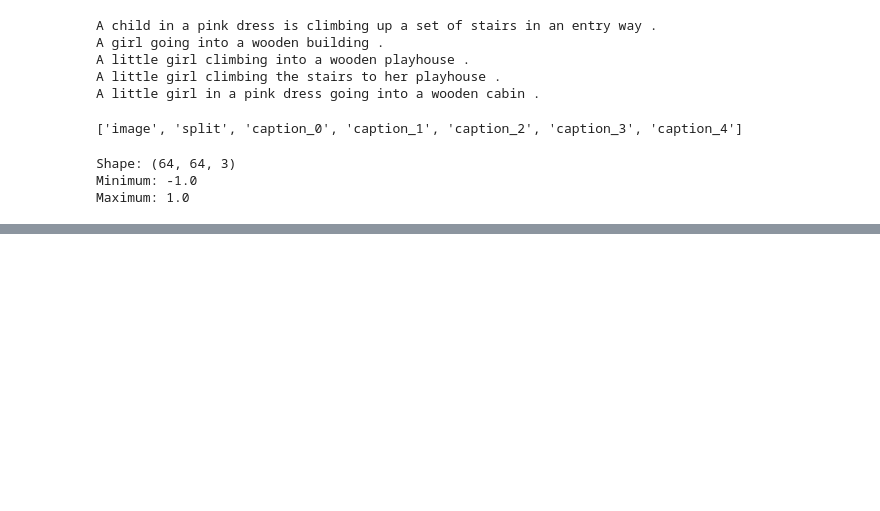
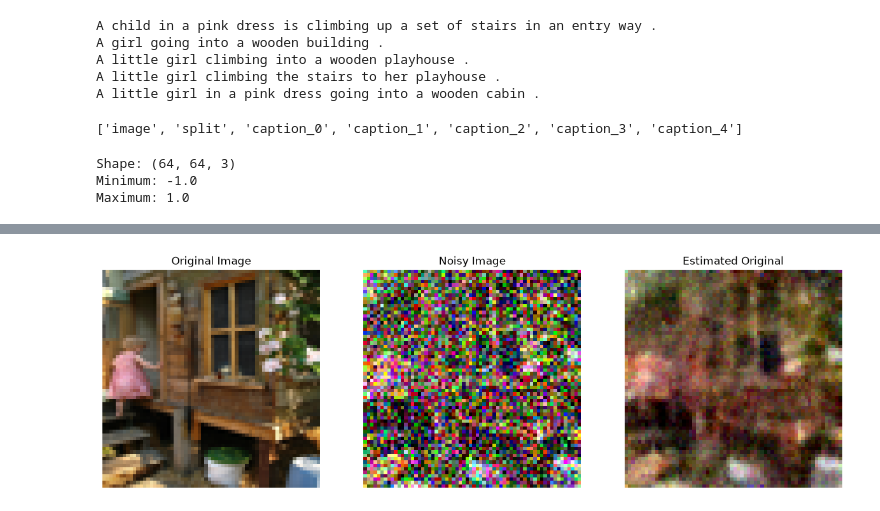
Before and after one commit to Ashishwakde26/Text-To-Image-Deep-learning, a Jupyter notebook: Text_To_Image.ipynb, the cells around one changed output, grey strips where cells are left out. Saved outputs shown, nothing was run; the diff lists cells and outputs as text; code cells hidden in the pictures; blank space fills up the shorter version.

```diff
--- a/Text_To_Image.ipynb
+++ b/Text_To_Image.ipynb
@@ -111,0 +462,4 @@ vectorizer.adapt(
+# %%
+unet = build_conditional_unet()
+
+unet.summary()
@@ -111,0 +691,77 @@ vectorizer.adapt(
+# %%
+import tensorflow as tf
+import numpy as np
+import matplotlib.pyplot as plt
+
+# Select one original image
+original_image = tf.convert_to_tensor(
+    images[0:1],
+    dtype=tf.float32
+)
+
+# Select corresponding caption
+tokens = tf.convert_to_tensor(
+    text_tokens[0:1],
+    dtype=tf.int32
+)
+
+# Select diffusion timestep
+t = 200
+
+timesteps = tf.constant([t], dtype=tf.int32)
+
+# Add Gaussian noise
+noisy_image, actual_noise = forward_diffusion(
+    original_image,
+    timesteps
+)
+
+# Generate text embedding
+text_embedding = text_encoder(
+    tokens,
+    training=False
+)
+
+# Predict noise
+predicted_noise = unet(
+    [
+        noisy_image,
+        tf.constant([[float(t)]], dtype=tf.float32),
+        text_embedding
+    ],
+    training=False
+)
+
+# Recover an estimate of the original image
+alpha_bar = alpha_bars[t]
+
+estimated_original = (
+    noisy_image
+    - tf.sqrt(1.0 - alpha_bar) * predicted_noise
+) / tf.sqrt(alpha_bar)
+
+# Convert images to displayable range
+def display_image(image):
+    image = (image[0].numpy() + 1.0) / 2.0
+    return np.clip(image, 0, 1)
+
+plt.figure(figsize=(15, 5))
+
+plt.subplot(1, 3, 1)
+plt.imshow(display_image(original_image))
+plt.title("Original Image")
+plt.axis("off")
+
+plt.subplot(1, 3, 2)
+plt.imshow(display_image(noisy_image))
+plt.title("Noisy Image")
+plt.axis("off")
+
+plt.subplot(1, 3, 3)
+plt.imshow(display_image(estimated_original))
+plt.title("Estimated Original")
+plt.axis("off")
+
+plt.show()
+# %% [output]
+[figure, added]
```
Also changed, not shown: parts of 24 cells of this notebook.
